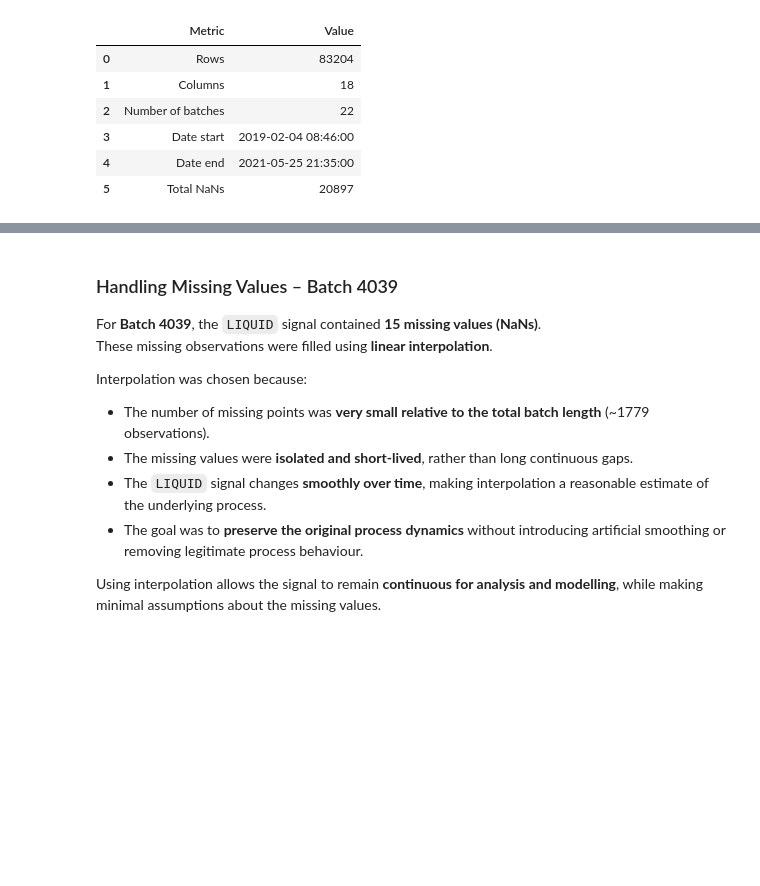
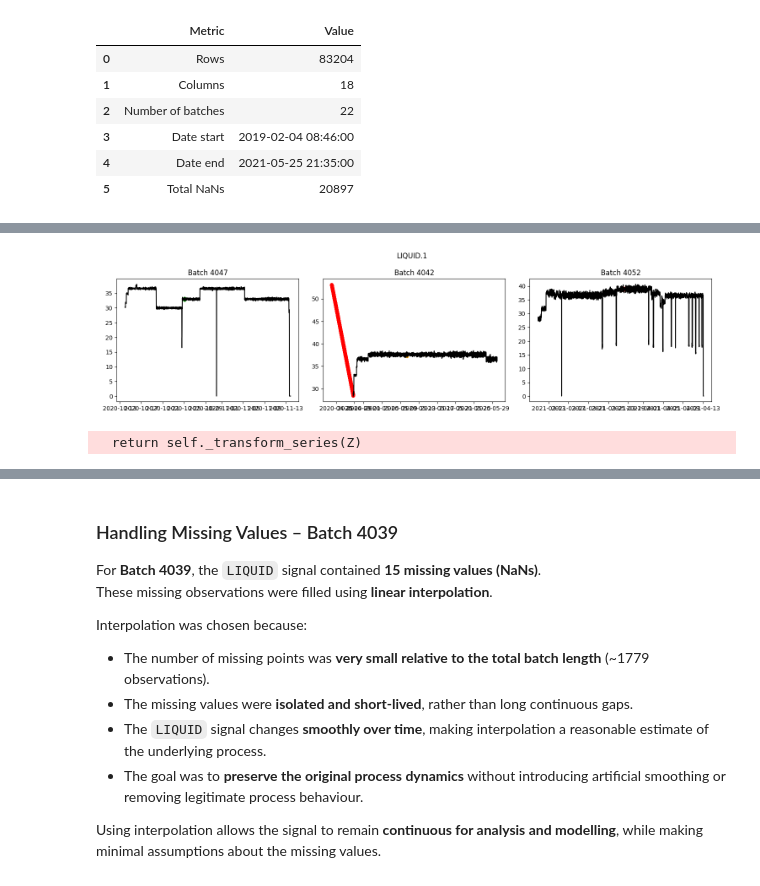
Before and after one commit to RichardFisher1/Applied, a Jupyter notebook: notebooks/RichardNotes.ipynb, the cells around one changed output, grey strips where cells are left out. Cells and saved outputs as stored; diff of their text form; code cells hidden in the pictures; blank space fills up the shorter version.

```diff
--- a/notebooks/RichardNotes.ipynb
+++ b/notebooks/RichardNotes.ipynb
@@ -395,0 +367,4 @@ plot_batch_series(op_df, 4051, freq='15min')
+# %%
+plotter.plot(column="LIQUID.1", batches=[4047,4042,4052])
+# %% [output]
+[figure, added]
@@ -395,0 +467,8 @@ plot_batch_series(op_df, 4051, freq='15min')
+# %%
+op_df_cleaned = clean_sensor_hampel(
+    op_df,
+    batch=[4047,4042,4052],
+    column="LIQUID.1"
+)
+# %% [output]
+  return self._transform_series(Z)
```
Also changed, not shown: parts of 21 cells of this notebook.
